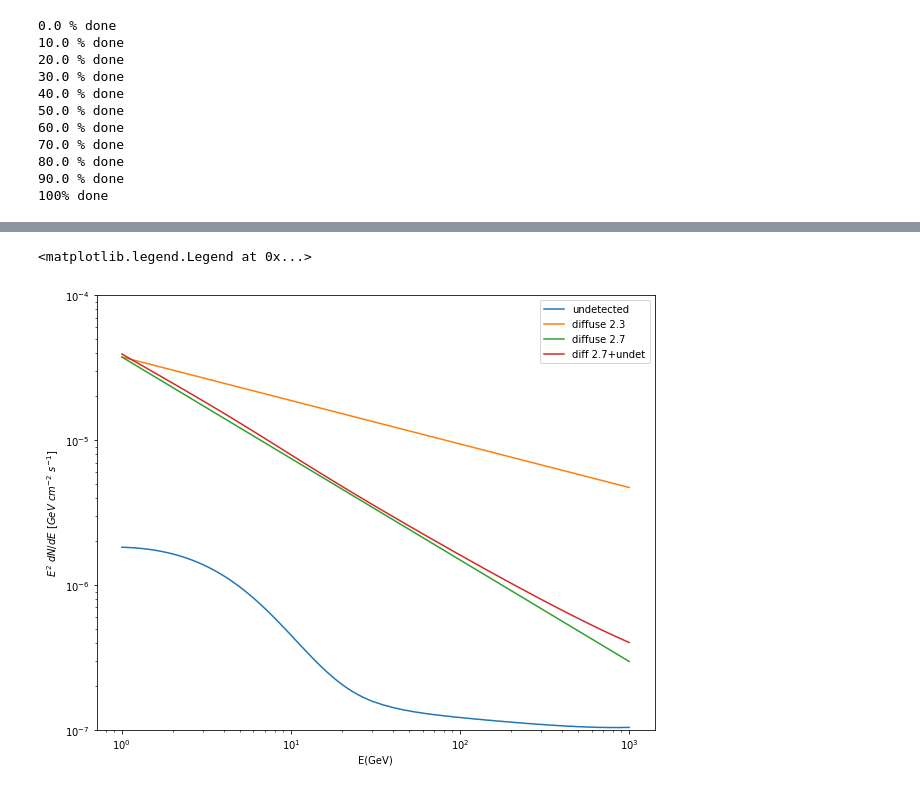
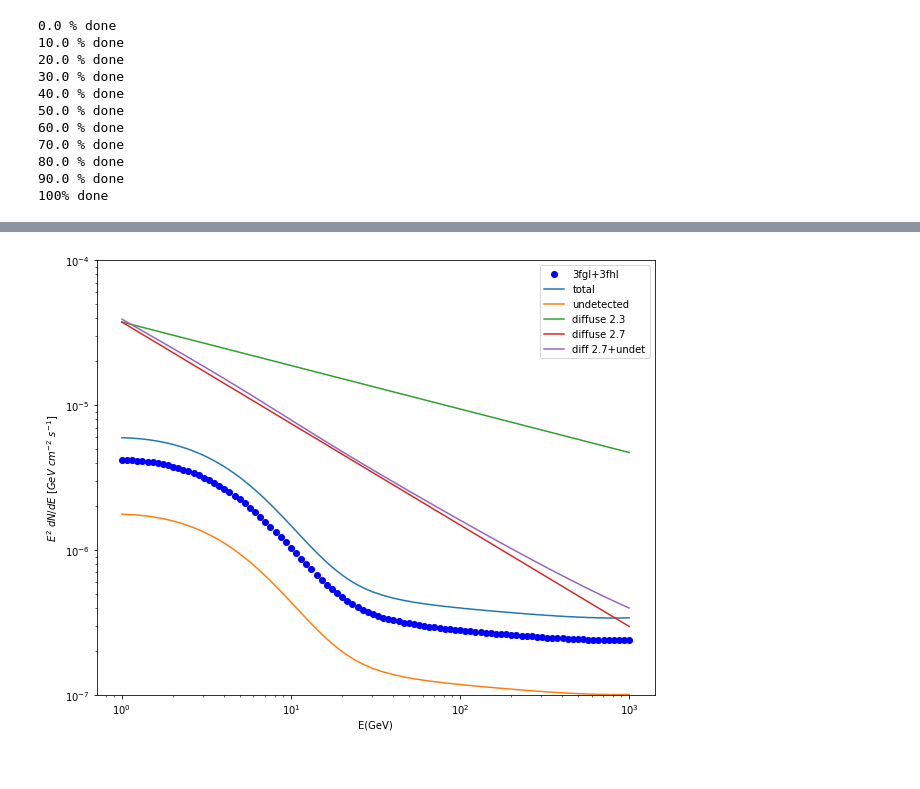
Before and after one commit to martp91/y-rays-UPS, a Jupyter notebook: sim_gamma_sources.ipynb, the cells around one changed output, grey strips where cells are left out. Cells and saved outputs as stored; diff of their text form; code cells hidden in the pictures.

```diff
--- a/sim_gamma_sources.ipynb
+++ b/sim_gamma_sources.ipynb
@@ -221,18 +262,23 @@ def mc_smpl(a=2,N=1000,Lmin=3e34,Lmax=1e40):
 # %%
 #Runs simulation Nsmpl times with N=n.o. sources
 
-N =30000
+N =50000
+#N2 = 150000
 Nsmpl = 100
 fluxes = np.zeros((Nsmpl,N))
-#fluxes = np.zeros(N)
+#fluxes2 = np.zeros((Nsmpl,N2))
+fluxes_check = np.zeros(N)
 for i in range(Nsmpl):
     if i%(Nsmpl/10)==0:
         print 100*i/float(Nsmpl),"% done"
-    fluxes[i,:]=np.sort(mc_smpl(1.8,N,3e34,1e39))
-    #fluxes += mc_smpl(1.8,N,3e34,1e39)
+      #  print np.sum(fluxes_check)/i
+    fluxes[i,:]=np.sort(mc_smpl(1.9,N,3e34,1e39)[0])
+   # fluxes2[i,:] = np.sort(mc_smpl(2,N2,3e34,1e39))
+   # fluxes_check += mc_smpl(1.8,N,3e34,1e39)[0]
 
 #Take average flux from sorted flux distribution
 ave_flux = np.average(fluxes,axis=0)
+#ave_flux2 = np.average(fluxes2,axis=0)
 #ave_flux = fluxes/Nsmpl
 print "100% done"
 # %% [output]
@@ -302,43 +357,48 @@ E_diff = E_diff[mask_diff]
 # %%
 #Take the average spectra of 3fgl+3fhl and give that spectra to the simulated sources
 #Plot the spectra from 1-1000GeV
 Efhl = np.logspace(1,3,100)#GeV
 E3fgl = np.logspace(-1,2,100)
 E = np.logspace(0,3,100)
 fhl_fgl = np.zeros_like(E)
 mask_Efhl = Efhl>100
 mask_E = E>30
-diff_flux_1GeV = total_gas_spec[0]
-total_spec_3fgl = np.sum(spec_3fgl,axis=0)
-total_spec_3fhl = np.sum(spec_3fhl,axis=0)
 
-intp_3fgl = np.interp(E,E3fgl,total_spec_3fgl)
-intp_3fhl = np.interp(E,Efhl,total_spec_3fhl)
-intp_3fgl[mask_E]=intp_3fhl[mask_E]
 
-intp_3fgl_normed = intp_3fgl/np.max(intp_3fgl)
+if fgl and fhl:
+    total_spec_3fgl = np.sum(spec_3fgl,axis=0)
+    total_spec_3fhl = np.sum(spec_3fhl,axis=0)
 
-spec_sim = np.sum(ave_flux)*intp_3fgl_normed
-spec_sim_detected = total_flux_det*intp_3fgl_normed
-spec_sim_undet = total_flux_undet*intp_3fgl_normed
-diffuse = diff_flux_1GeV*E**-2.7
-diffuse2 = diff_flux_1GeV*E**-2.3
-#plt.loglog(E,E**2*intp_3fgl,'bo',label='3fgl+3fhl')
-#plt.loglog(E,E**2*spec_sim,label='total')
-#plt.loglog(E,E**2*spec_sim_detected,label='detected')
-plt.loglog(E,E**2*spec_sim_undet,label='undetected')
-plt.loglog(E,E**2*diffuse2,label='diffuse 2.3')
-plt.loglog(E,E**2*diffuse,label='diffuse 2.7')
+    intp_3fgl = np.interp(E,E3fgl,total_spec_3fgl)
+    intp_3fhl = np.interp(E,Efhl,total_spec_3fhl)
+    intp_3fgl[mask_E]=intp_3fhl[mask_E]
 
-plt.loglog(E,E**2*(diffuse+spec_sim_undet),label='diff 2.7+undet')
-plt.xlabel("E(GeV)")
-plt.ylabel(r"$E^2 \ dN/dE \ [GeV \ cm^{-2} \ s^{-1}]$")
-#plt.xlim([0.1,1e3])
-plt.ylim([1e-7,1e-4])
-plt.legend()
+    intp_3fgl_normed = intp_3fgl/np.max(intp_3fgl)
+    intp_3fgl = np.sum(flux_3fgl)*intp_3fgl_normed
+    spec_sim = np.sum(ave_flux)*intp_3fgl_normed
+    #spec_sim_detected = total_flux_det*intp_3fgl_normed
+    spec_sim_undet = spec_sim-intp_3fgl
+    #spec_sim2 = np.sum(ave_flux2)*intp_3fgl_normed
+
+    #plt.loglog(E,E**2*spec_sim2,'k--',label='2')
+    plt.loglog(E,E**2*intp_3fgl,'bo',label='3fgl+3fhl')
+    plt.loglog(E,E**2*spec_sim,label='total')
+    #plt.loglog(E,E**2*spec_sim_detected,label='detected')
+    plt.loglog(E,E**2*spec_sim_undet,label='undetected')
+    if diff:
+        diff_flux_1GeV = total_gas_spec[0]
+        diffuse = diff_flux_1GeV*E**-2.7
+        diffuse2 = diff_flux_1GeV*E**-2.3
+        plt.loglog(E,E**2*diffuse2,label='diffuse 2.3')
+        plt.loglog(E,E**2*diffuse,label='diffuse 2.7')
+        plt.loglog(E,E**2*(diffuse+spec_sim_undet),label='diff 2.7+undet')
+    plt.xlabel("E(GeV)")
+    plt.ylabel(r"$E^2 \ dN/dE \ [GeV \ cm^{-2} \ s^{-1}]$")
+    #plt.xlim([0.1,1e3])
+    plt.ylim([1e-7,1e-4])
+    plt.legend()
 # %% [output]
-<matplotlib.legend.Legend at 0x...>
-[figure, old version]
+[figure, new version]
 # %%
 #Estimate contribution of flux from undetected sources
 
```
Also changed, not shown: parts of 7 cells of this notebook, 1 other file.
